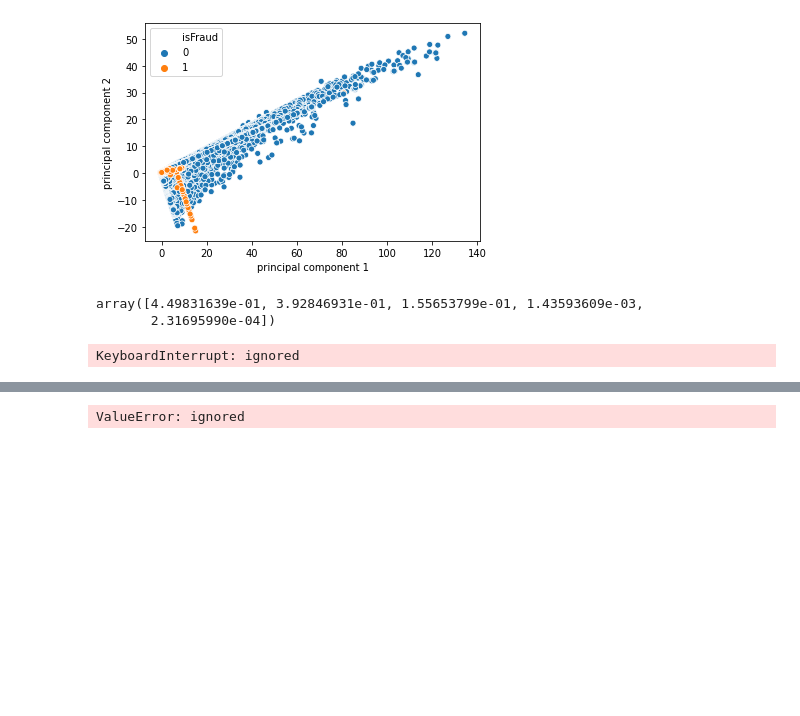
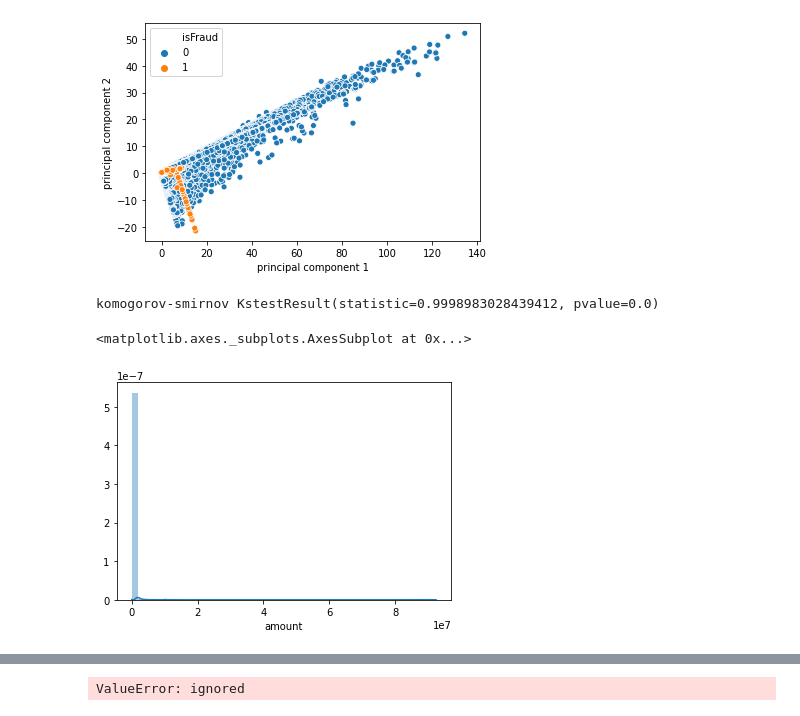
Before and after one commit to nilberthsouza/Synthetic-Financial-Datasets-For-Fraud-Detection, a Jupyter notebook: edaTheseAndModel.ipynb, the cells around one changed output, grey strips where cells are left out. Cells and saved outputs as stored; diff of their text form; code cells hidden in the pictures; blank space fills up the shorter version.

Commit message:
kstest

```diff
--- a/edaTheseAndModel.ipynb
+++ b/edaTheseAndModel.ipynb
@@ -211,33 +239,3 @@ sns.scatterplot(finalDf['principal component 1'],finalDf['principal component 2'
 # %% [output]
 <matplotlib.axes._subplots.AxesSubplot at 0x...>
 [figure]
-# %%
-pca.explained_variance_ratio_
-# %% [output]
-array([4.49831639e-01, 3.92846931e-01, 1.55653799e-01, 1.43593609e-03,
-       2.31695990e-04])
-# %%
-%%timeit
-amountmean = np.mean(df.amount)
-oldbalanceOrgmean  = np.mean(df.oldbalanceOrg)
-newbalanceOrigmean = np.mean(df.newbalanceOrig)
-oldbalanceDestmean = np.mean(df.oldbalanceDest)
-newbalanceDestmean = np.mean(df.newbalanceDest)
-
-amountstd = np.std(dfp.amount)
-oldbalanceOrgstd  = np.std(dfp.oldbalanceOrg)
-newbalanceOrigstd = np.std(dfp.newbalanceOrig)
-oldbalanceDeststd = np.std(dfp.oldbalanceDest)
-newbalanceDeststd = np.std(dfp.newbalanceDest)
-
-for i in range(len(dfp.oldbalanceDest)):
-  dfp['amount'][i]         = (dfp.amount[i] - amountmean)/amountstd
-  dfp['oldbalanceOrg'][i]  = (dfp.oldbalanceOrg[i] -  oldbalanceOrgmean)/oldbalanceOrgstd
-  dfp['newbalanceOrig'][i] = (dfp.newbalanceOrig[i] - newbalanceOrigmean)/newbalanceOrigstd
-  dfp['oldbalanceDest'][i] = (dfp.oldbalanceDest[i] - oldbalanceDestmean)/oldbalanceDeststd
-  dfp['newbalanceDest'][i] = (dfp.newbalanceDest[i] - newbalanceDestmean)/newbalanceDeststd
-
-
-dfp.head()
-# %% [output]
-KeyboardInterrupt: ignored
@@ -249,0 +242,14 @@ dfp.mean()
+# %%
+from scipy import stats
+
+
+#komogorov smirnov
+#Ho distribuição é normal p>0.05
+#H1 distribuição não é normal p<0.05
+print("komogorov-smirnov",stats.kstest(df.amount,'norm'))
+
+sns.distplot(df.amount)
+# %% [output]
+komogorov-smirnov KstestResult(statistic=0.9998983028439412, pvalue=0.0)
+<matplotlib.axes._subplots.AxesSubplot at 0x...>
+[figure, added]
```
Also changed, not shown: parts of 7 cells of this notebook.
